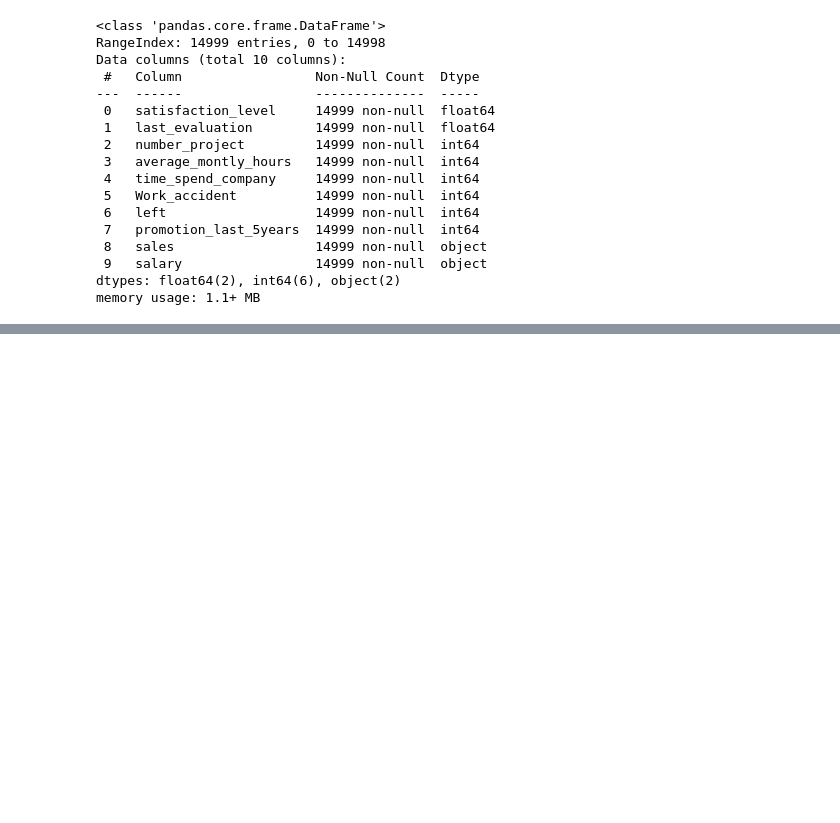
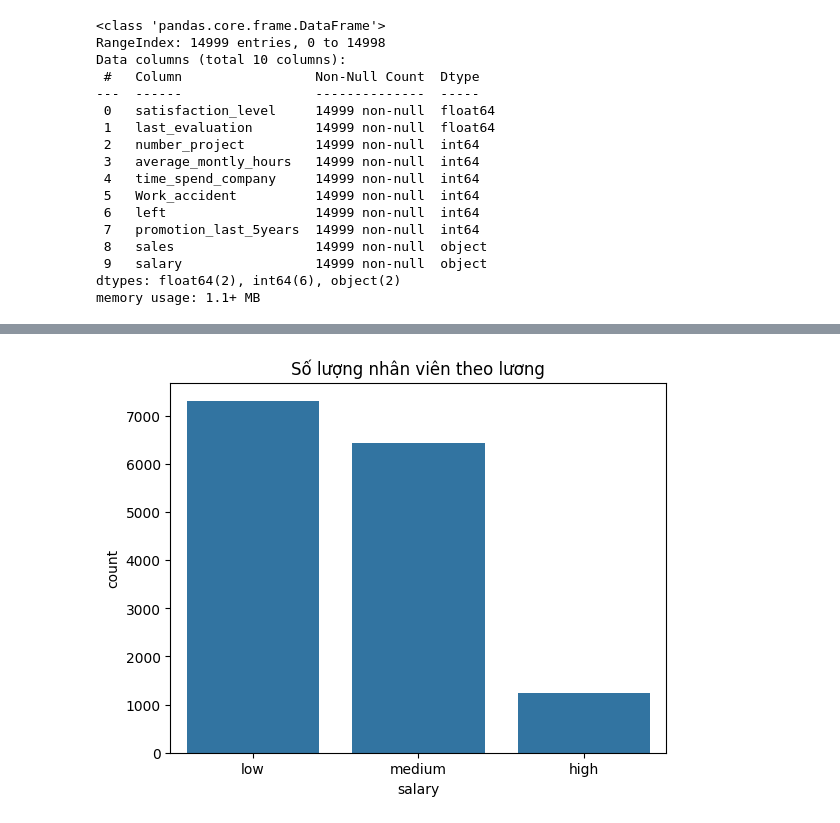
Before and after one commit to Cgaz275/PTDL, a Jupyter notebook: PTDL.ipynb, the cells around one changed output, grey strips where cells are left out. Cells and saved outputs as stored; diff of their text form; code cells hidden in the pictures; blank space fills up the shorter version.

```diff
--- a/PTDL.ipynb
+++ b/PTDL.ipynb
@@ -65,0 +85,7 @@ memory usage: 1.1+ MB
+# %%
+# count plot
+sns.countplot(x='salary', data=df)
+plt.title("Số lượng nhân viên theo lương")
+plt.show()
+# %% [output]
+[figure, added]
```
Also changed, not shown: parts of 5 cells of this notebook.
